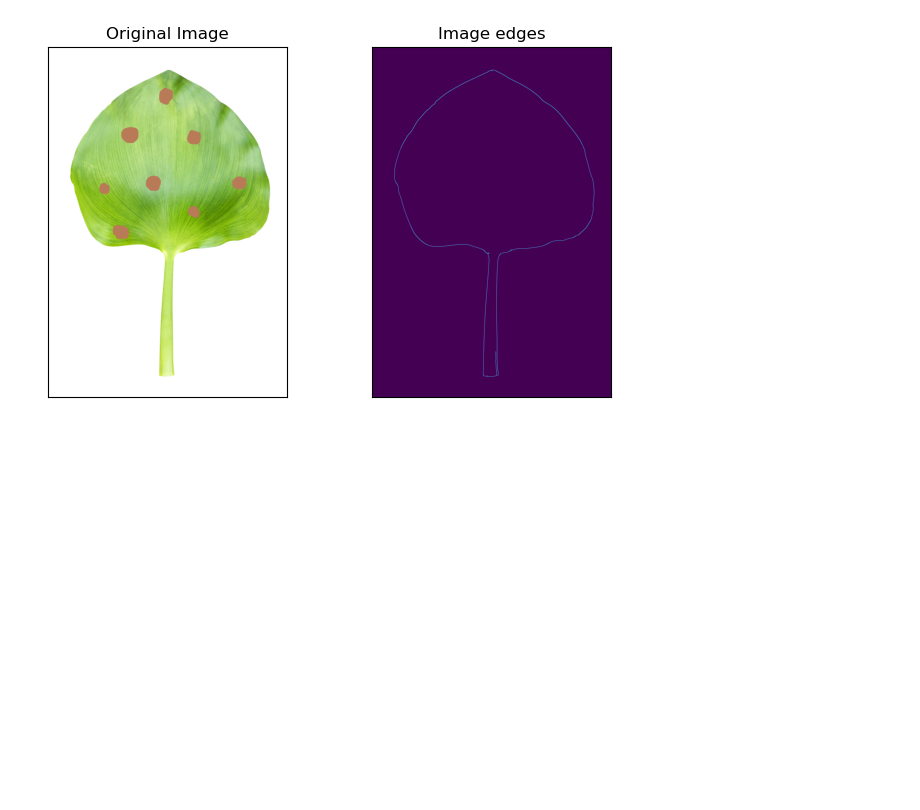
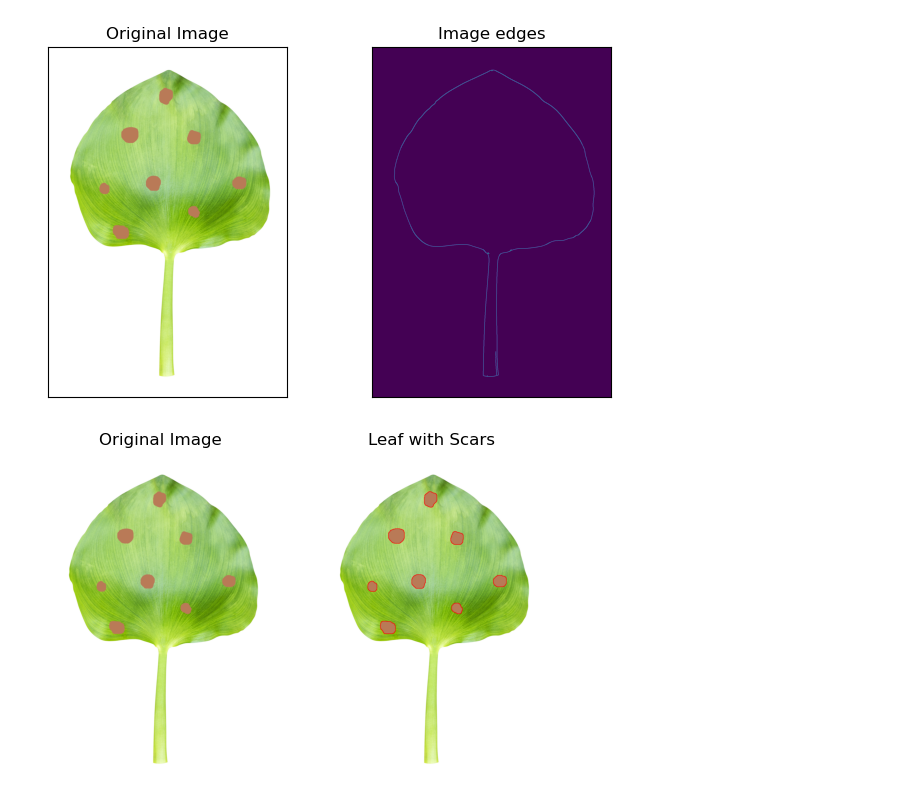
Before and after one commit to Jacquesvnme/Leaf-Scarring-Project, a Jupyter notebook: Individual_Code/Henry Roux/testing.ipynb, the cells around one changed output. Drawn from its saved outputs; the diff is of its cells as text; code cells hidden in the pictures; blank space fills up the shorter version.

Commit message:
Improved code for leaf detection

```diff
--- a/Individual_Code/Henry Roux/testing.ipynb
+++ b/Individual_Code/Henry Roux/testing.ipynb
@@ -323,3 +34,53 @@ plt.tight_layout()
 plt.show()
 # %% [output]
 [figure]
+# %%
+import cv2
+import numpy as np
+import matplotlib.pyplot as plt
+
+# Load the image
+image = cv2.imread('Leaf-with-scars-1.png')
+
+plt.subplot(1, 2, 1)
+plt.title('Original Image')
+plt.imshow(cv2.cvtColor(image, cv2.COLOR_BGR2RGB))
+plt.axis('off')
+
+# Convert image to HSV color space for better color segmentation
+hsv = cv2.cvtColor(image, cv2.COLOR_BGR2HSV)
+
+# Define color range for detecting brown scars
+lower_brown = np.array([10, 100, 20])
+upper_brown = np.array([20, 255, 200])
+
+# Create a mask for brown color
+mask = cv2.inRange(hsv, lower_brown, upper_brown)
+
+# Bitwise-AND mask and original image to keep only the brown parts (scars)
+scar_result = cv2.bitwise_and(image, image, mask=mask)
+
+# Find contours in the mask (scars)
+scar_contours, _ = cv2.findContours(mask, cv2.RETR_EXTERNAL, cv2.CHAIN_APPROX_SIMPLE)
+
+# Draw scar contours on the original image
+cv2.drawContours(image, scar_contours, -1, (0, 0, 255), 2)
+
+# Show the image with the identified scars
+# cv2.imshow('Leaf with Scars', image)
+# cv2.waitKey(0)
+
+# Save the result with scars highlighted
+# cv2.imwrite('leaf_with_scars.jpg', image)
+
+cv2.destroyAllWindows()
+
+# Display the segmented image
+plt.subplot(1, 2, 2)
+plt.title('Leaf with Scars')
+plt.imshow(cv2.cvtColor(image, cv2.COLOR_BGR2RGB))
+plt.axis('off')
+
+plt.show()
+# %% [output]
+[figure, added]
```
Also changed, not shown: parts of 7 cells of this notebook, 6 other files.
